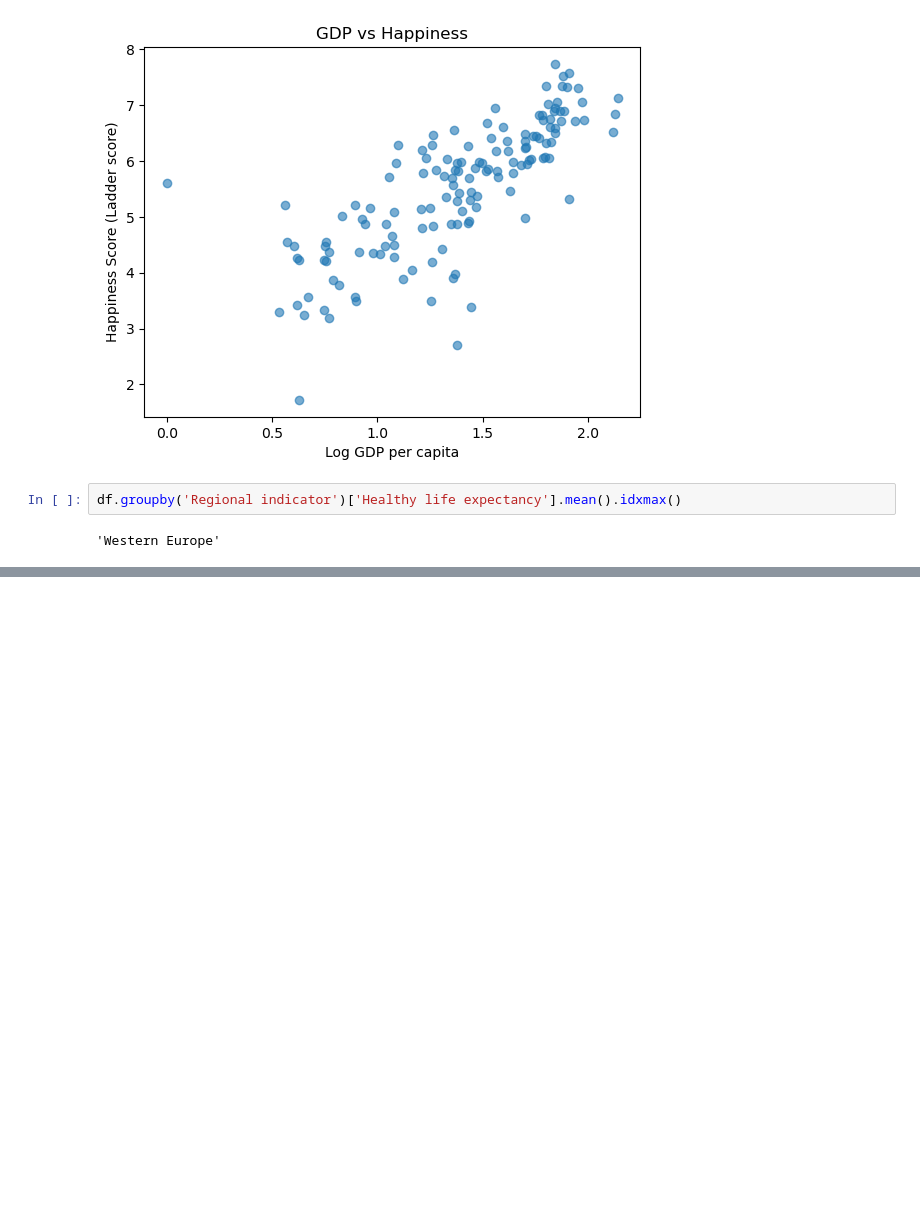
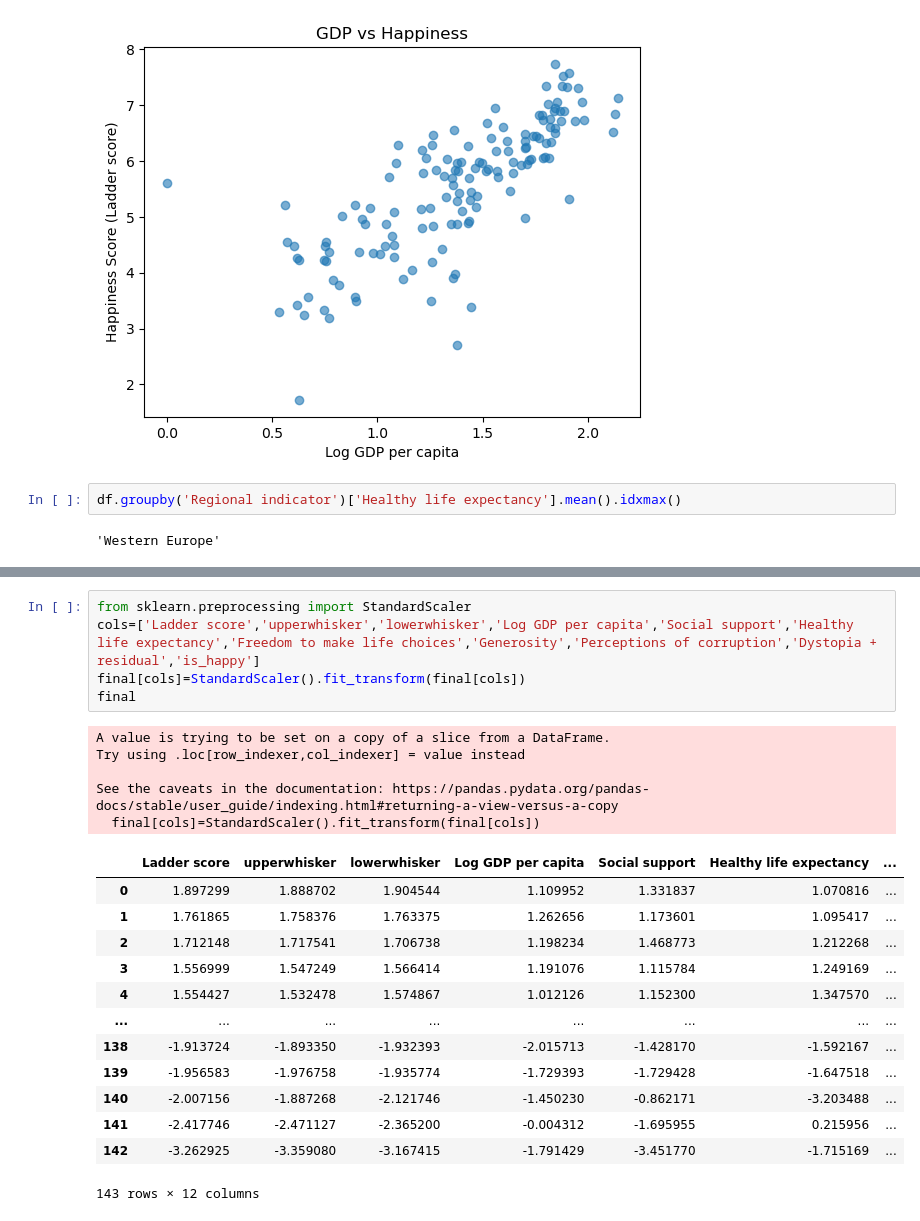
Before and after one commit to Irfee-code/Happiness-ranking-eda, a Jupyter notebook: EDA.ipynb, the cells around one changed output, grey strips where cells are left out. Saved outputs shown, nothing was run; the diff lists cells and outputs as text; blank space fills up the shorter version.

```diff
--- a/EDA.ipynb
+++ b/EDA.ipynb
@@ -545,0 +563,24 @@ df.groupby('Regional indicator')['Healthy life expectancy'].mean().idxmax()
+# %%
+from sklearn.preprocessing import StandardScaler
+cols=['Ladder score','upperwhisker','lowerwhisker','Log GDP per capita','Social support','Healthy life expectancy','Freedom to make life choices','Generosity','Perceptions of corruption','Dystopia + residual','is_happy']
+final[cols]=StandardScaler().fit_transform(final[cols])
+final
+# %% [output]
+A value is trying to be set on a copy of a slice from a DataFrame.
+Try using .loc[row_indexer,col_indexer] = value instead
+
+See the caveats in the documentation: https://pandas.pydata.org/pandas-docs/stable/user_guide/indexing.html#returning-a-view-versus-a-copy
+  final[cols]=StandardScaler().fit_transform(final[cols])
+|  | Ladder score | upperwhisker | lowerwhisker | Log GDP per capita | Social support | Healthy life expectancy | ... |
+| 0 | 1.897299 | 1.888702 | 1.904544 | 1.109952 | 1.331837 | 1.070816 | ... |
+| 1 | 1.761865 | 1.758376 | 1.763375 | 1.262656 | 1.173601 | 1.095417 | ... |
+| 2 | 1.712148 | 1.717541 | 1.706738 | 1.198234 | 1.468773 | 1.212268 | ... |
+| 3 | 1.556999 | 1.547249 | 1.566414 | 1.191076 | 1.115784 | 1.249169 | ... |
+| 4 | 1.554427 | 1.532478 | 1.574867 | 1.012126 | 1.152300 | 1.347570 | ... |
+| ... | ... | ... | ... | ... | ... | ... | ... |
+| 138 | -1.913724 | -1.893350 | -1.932393 | -2.015713 | -1.428170 | -1.592167 | ... |
+| 139 | -1.956583 | -1.976758 | -1.935774 | -1.729393 | -1.729428 | -1.647518 | ... |
+| 140 | -2.007156 | -1.887268 | -2.121746 | -1.450230 | -0.862171 | -3.203488 | ... |
+| 141 | -2.417746 | -2.471127 | -2.365200 | -0.004312 | -1.695955 | 0.215956 | ... |
+| 142 | -3.262925 | -3.359080 | -3.167415 | -1.791429 | -3.451770 | -1.715169 | ... |
+143 rows × 12 columns
```
Also changed, not shown: parts of 1 cell of this notebook.
